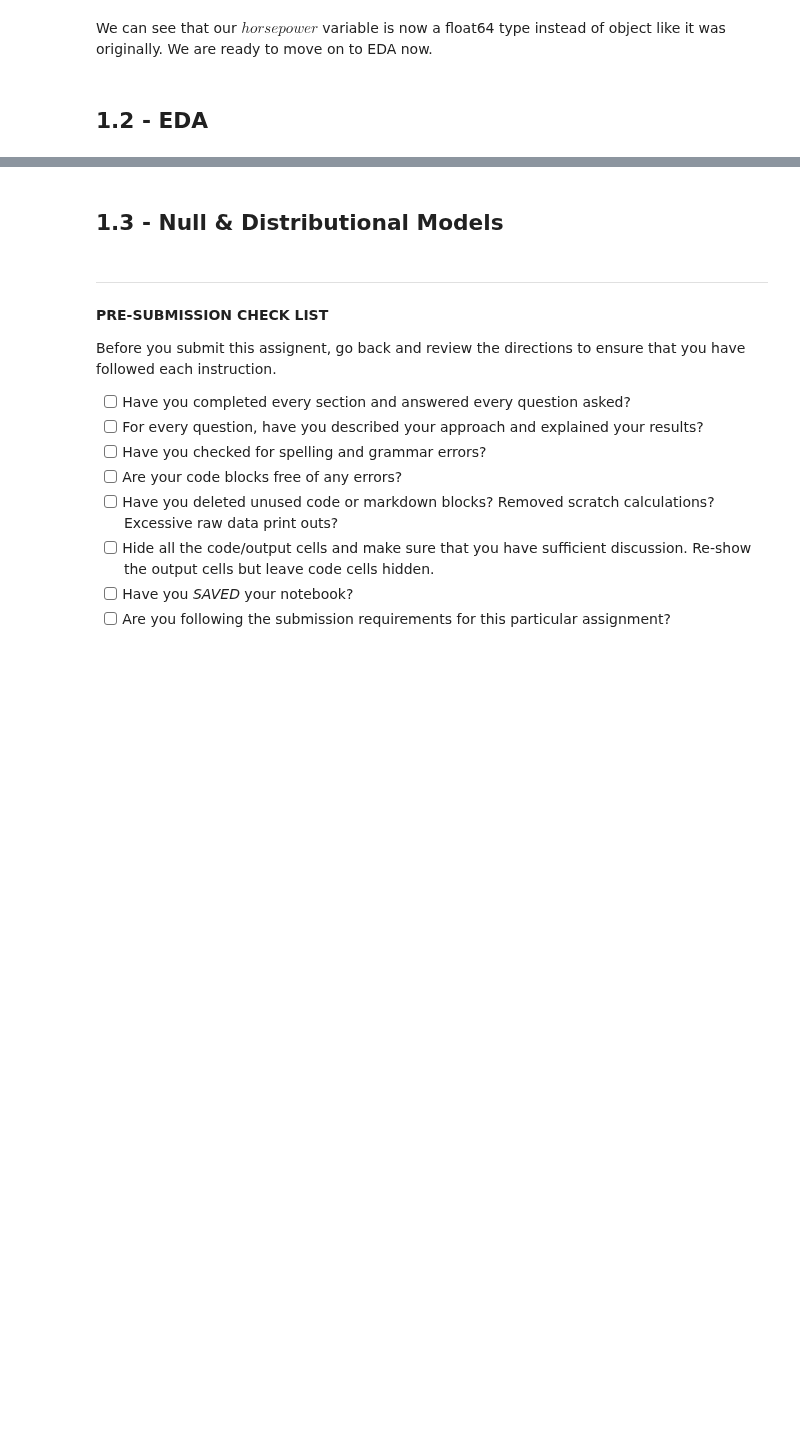
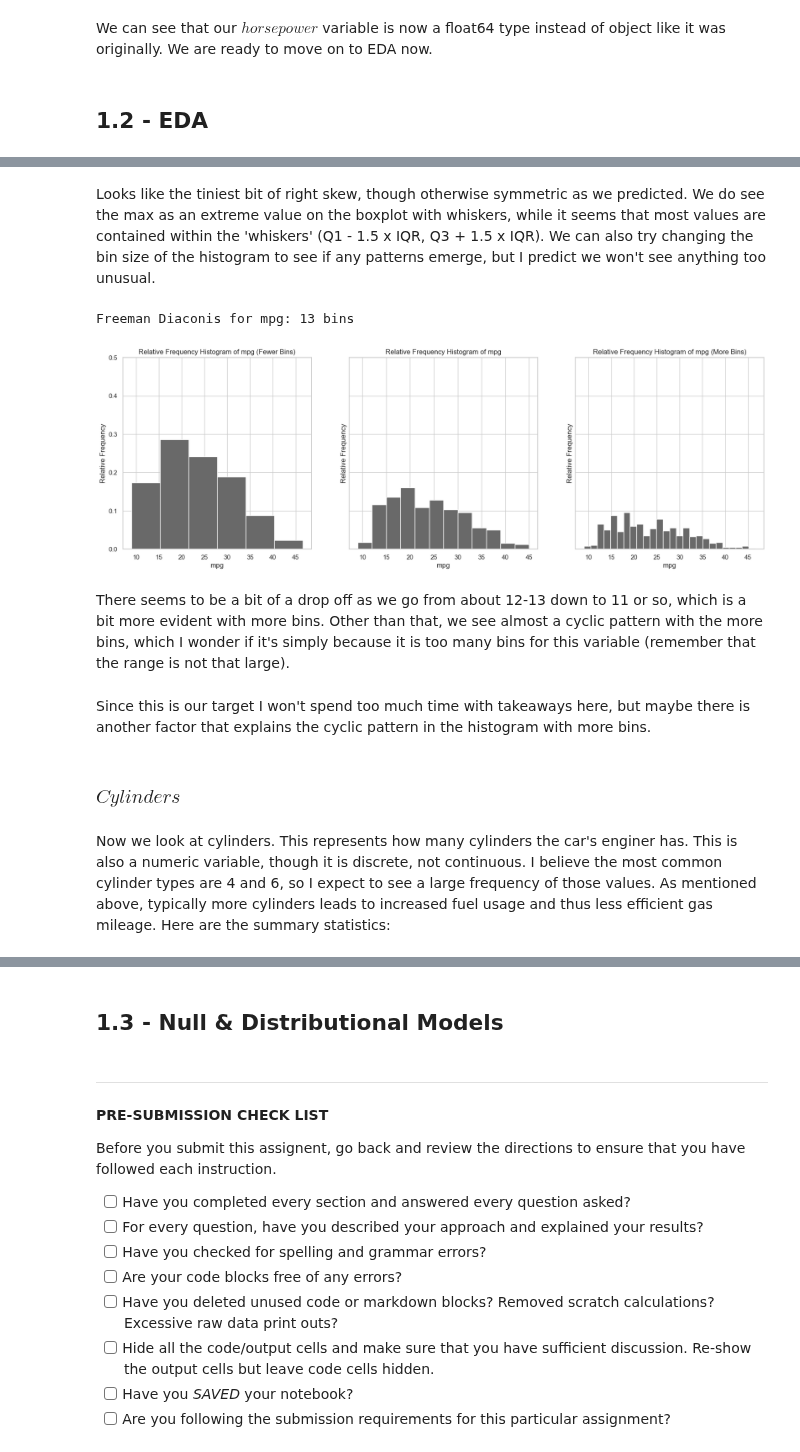
Before and after one commit to ansaridan/jhu-data-engineering-team-5, a Jupyter notebook: Problem_Set_5_1/Problem_Set_5.1.ipynb, the cells around one changed output, grey strips where cells are left out. Cells and saved outputs as stored; diff of their text form; code cells hidden in the pictures; blank space fills up the shorter version.

```diff
--- a/Problem_Set_5_1/Problem_Set_5.1.ipynb
+++ b/Problem_Set_5_1/Problem_Set_5.1.ipynb
@@ -184,0 +238,34 @@ We can see that our $horsepower$ variable is now a float64 type instead of objec
+# %%
+def histogram_trio(data, variable_name, zoom=1.0):
+    h = freeman_diaconis(data[variable_name])
+    mn = int(data[variable_name].min())
+    mx = int(data[variable_name].max())
+    bins = [i for i in range( mn, mx, h)]
+    print(f"Freeman Diaconis for {variable_name}: {len(bins)} bins")
+
+    observations = len(data)
+    empirical_weights = np.ones(observations)/observations # this converts counts to relative frequencies when used in hist()
+
+    fig, ax = plt.subplots(1, 3, figsize=(20, 6), sharey=True)
+
+    fewer_bins = int(len(bins) * .50)
+    more_bins = int(len(bins) * 2)
+
+    n, bins, patches = ax[1].hist(data[variable_name], color="DimGray", bins=bins, weights=empirical_weights) # <---
+    ax[1].set_xlabel(variable_name)
+    ax[1].set_ylabel("Relative Frequency")
+    ax[1].set_title(f"Relative Frequency Histogram of {variable_name}")
+    ax[1].set_ylim((0, zoom))
+
+    n, bins, patches = ax[0].hist(data[variable_name], color="DimGray", bins=fewer_bins, weights=empirical_weights)
+    ax[0].set_xlabel(variable_name)
+    ax[0].set_ylabel("Relative Frequency")
+    ax[0].set_title(f"Relative Frequency Histogram of {variable_name} (Fewer Bins)")
+
+    n, bins, patches = ax[2].hist(data[variable_name], color="DimGray", bins=more_bins, weights=empirical_weights)
+    ax[2].set_xlabel(variable_name)
+    ax[2].set_ylabel("Relative Frequency")
+    ax[2].set_title(f"Relative Frequency Histogram of {variable_name} (More Bins)")
+
+    plt.show()
+    plt.close()
@@ -184,0 +300,15 @@ We can see that our $horsepower$ variable is now a float64 type instead of objec
+# %% [markdown]
+Looks like the tiniest bit of right skew, though otherwise symmetric as we predicted. We do see the max as an extreme value on the boxplot with whiskers, while it seems that most values are contained within the 'whiskers' (Q1 - 1.5 x IQR, Q3 + 1.5 x IQR). We can also try changing the bin size of the histogram to see if any patterns emerge, but I predict we won't see anything too unusual.
+# %%
+histogram_trio(data, 'mpg', zoom=0.5)
+# %% [output]
+Freeman Diaconis for mpg: 13 bins
+[figure, added]
+# %% [markdown]
+There seems to be a bit of a drop off as we go from about 12-13 down to 11 or so, which is a bit more evident with more bins. Other than that, we see almost a cyclic pattern with the more bins, which I wonder if it's simply because it is too many bins for this variable (remember that the range is not that large).
+# %% [markdown]
+Since this is our target I won't spend too much time with takeaways here, but maybe there is another factor that explains the cyclic pattern in the histogram with more bins.
+# %% [markdown]
+### $Cylinders$
+# %% [markdown]
+Now we look at cylinders. This represents how many cylinders the car's enginer has. This is also a numeric variable, though it is discrete, not continuous. I believe the most common cylinder types are 4 and 6, so I expect to see a large frequency of those values. As mentioned above, typically more cylinders leads to increased fuel usage and thus less efficient gas mileage. Here are the summary statistics:
```
Also changed, not shown: parts of 43 cells of this notebook, 1 other file.
